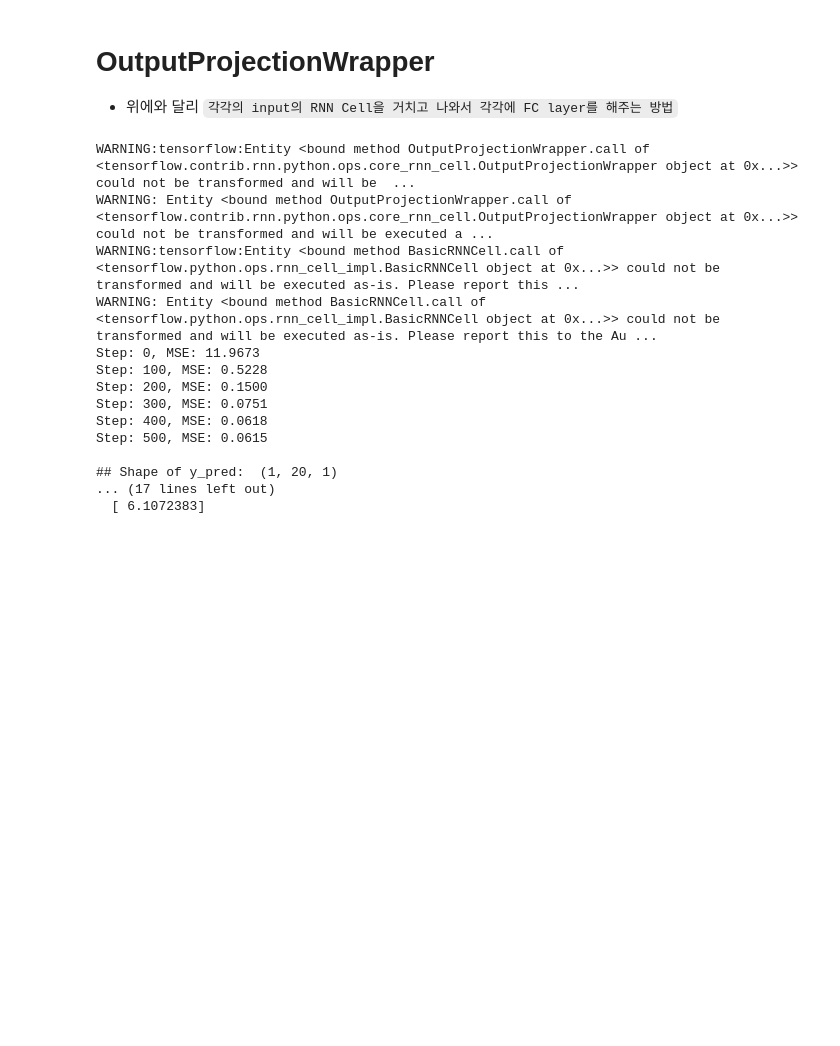
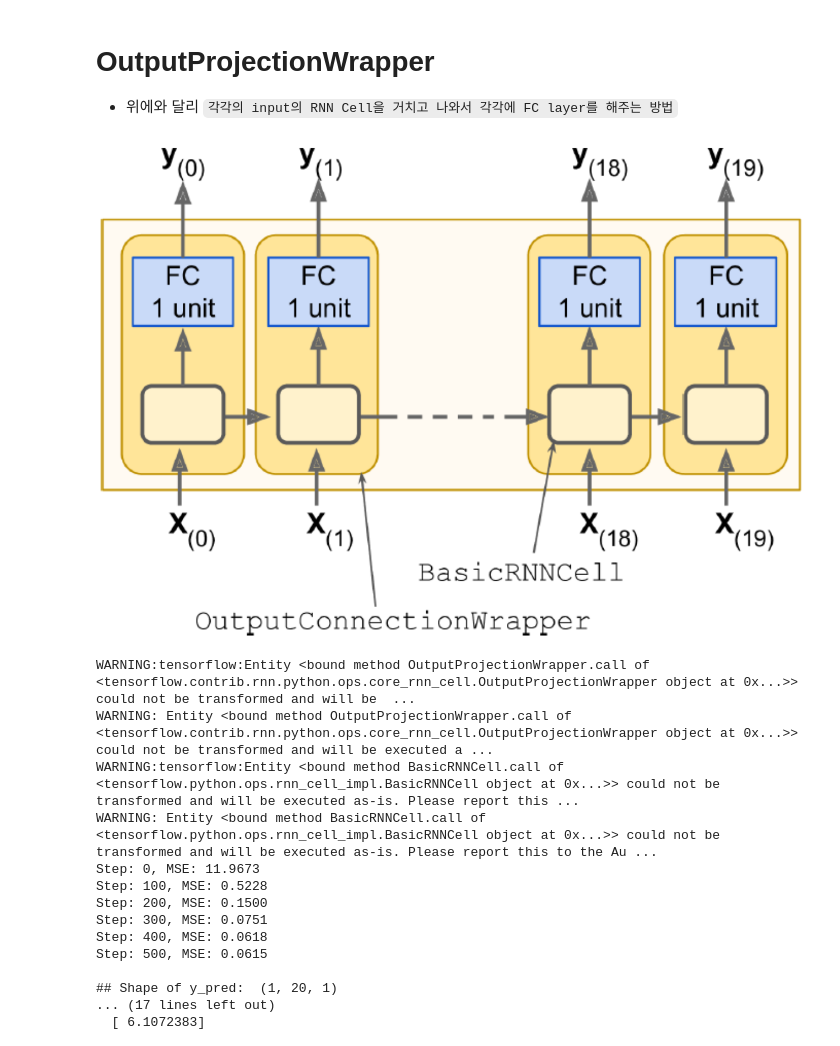
Before and after one commit to young-hun-jo/TIL, a Jupyter notebook: machine_learning/tensorflow/RNN/RNN_timeSeries.ipynb, the cells around one changed output. Cells and saved outputs as stored; diff of their text form; code cells hidden in the pictures; blank space fills up the shorter version.

```diff
--- a/machine_learning/tensorflow/RNN/RNN_timeSeries.ipynb
+++ b/machine_learning/tensorflow/RNN/RNN_timeSeries.ipynb
@@ -223,6 +223,11 @@ print(y_pred[0, :, 0].shape,'\n', y_pred[0, :, 0])
 # %% [markdown]
 # OutputProjectionWrapper
 - 위에와 달리 ``각각의 input의 RNN Cell을 거치고 나와서 각각에 FC layer를 해주는 방법``
+# %%
+from IPython.display import Image
+Image("/Users/younghun/Desktop/gitrepo/data/outputProjection.png")
+# %% [output]
+[figure, added]
 # %%
 reset_graph()
 
```
Also changed, not shown: parts of 11 cells of this notebook, 2 other files.
